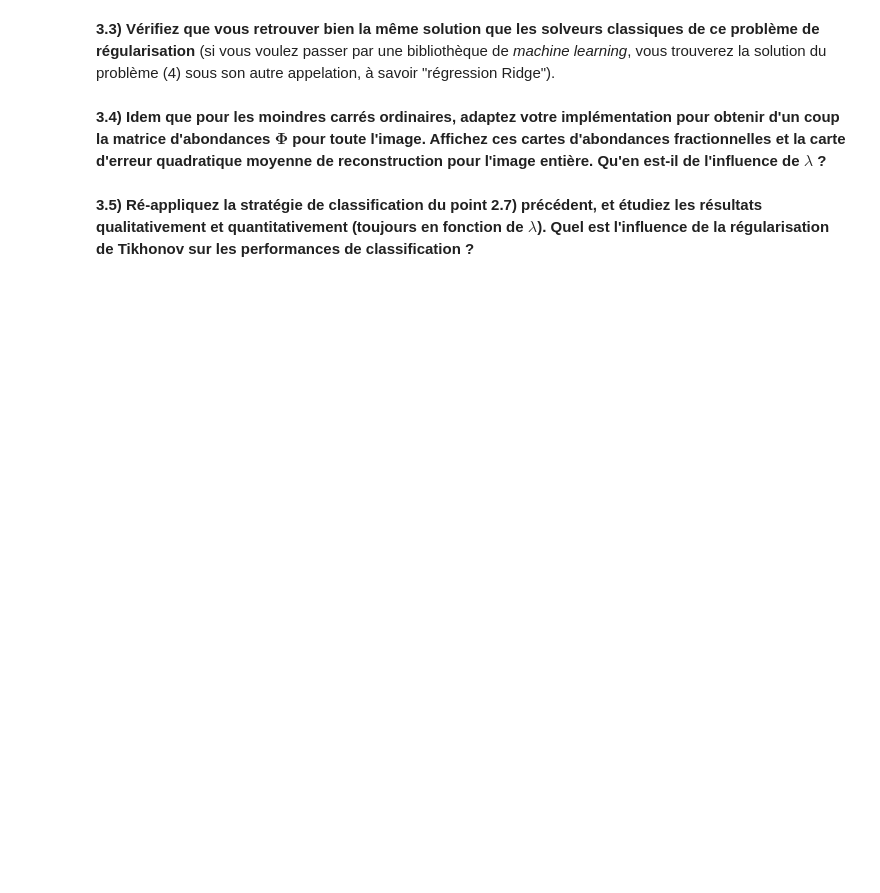
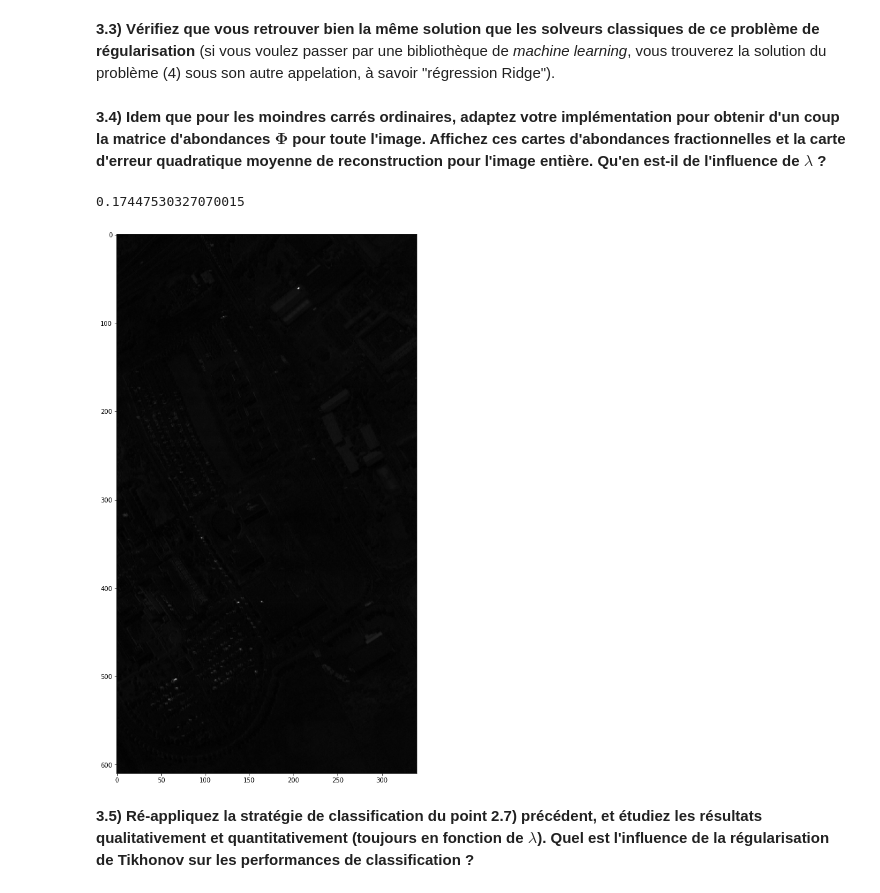
Before and after one commit to DemyCode/ocvx_2, a Jupyter notebook: TP_demelange.ipynb, the cells around one changed output. Saved outputs shown, nothing was run; the diff lists cells and outputs as text; code cells hidden in the pictures; blank space fills up the shorter version.

```diff
--- a/TP_demelange.ipynb
+++ b/TP_demelange.ipynb
@@ -342,4 +359,20 @@ Sans surprise, le but de cette partie va être d'étudier l'influence de la rég
 # %% [markdown]
 **3.4) Idem que pour les moindres carrés ordinaires, adaptez votre implémentation pour obtenir d'un coup la matrice d'abondances $\boldsymbol \Phi$ pour toute l'image. Affichez ces cartes d'abondances fractionnelles et la carte d'erreur quadratique moyenne de reconstruction pour l'image entière. Qu'en est-il de l'influence de $\lambda$ ?**
+# %%
+hsir_calc = tikhonov_analytic(E, hsir, 0.5)
+
+big_x_init = hsir
+big_x_calc = (E @ hsir_calc).T
+
+plt.figure(figsize=(16,16))
+error_map = np.array([mean_quadratic_error(val, gt) for val, gt in zip(big_x_init, big_x_calc)])
+error_map = error_map.reshape((Nrow, Ncol))
+plt.imshow(error_map, cmap='gray')
+
+error = mean_quadratic_error(big_x_init, big_x_calc)
+print(error)
+# %% [output]
+0.17447530327070015
+[figure, added]
 # %% [markdown]
 **3.5) Ré-appliquez la stratégie de classification du point 2.7) précédent, et étudiez les résultats qualitativement et quantitativement (toujours en fonction de $\lambda$). Quel est l'influence de la régularisation de Tikhonov sur les performances de classification ?**
```
Also changed, not shown: parts of 15 cells of this notebook.
